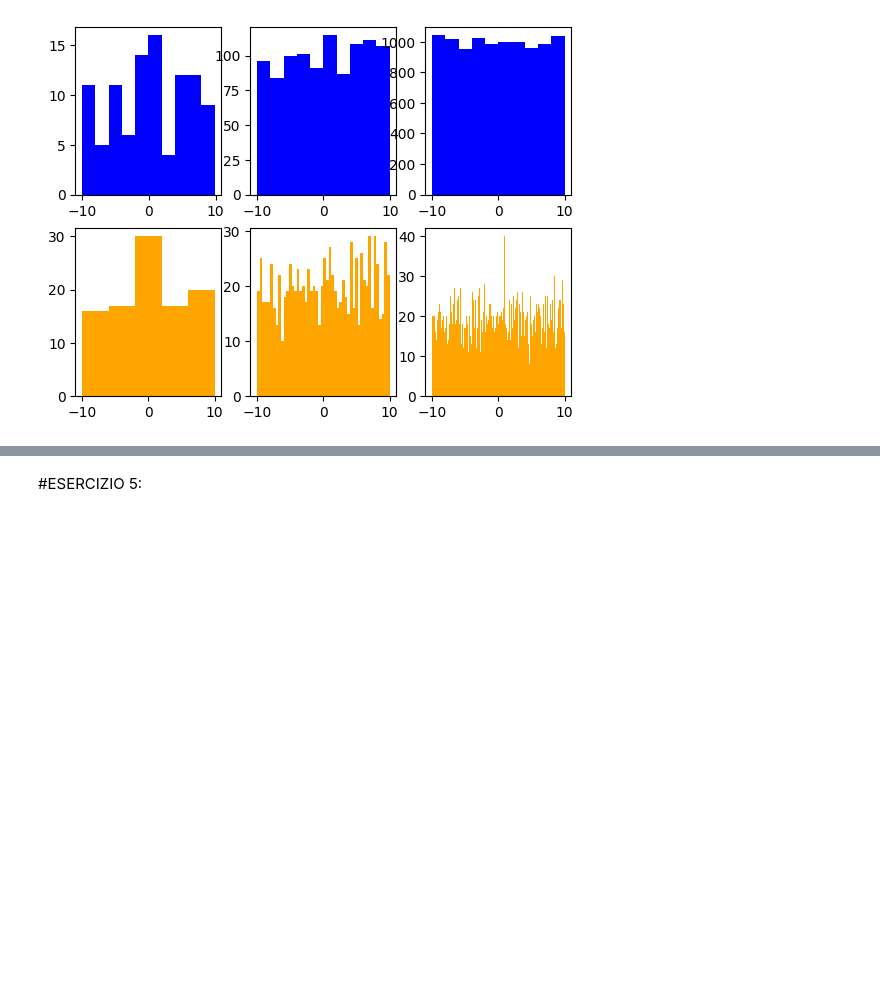
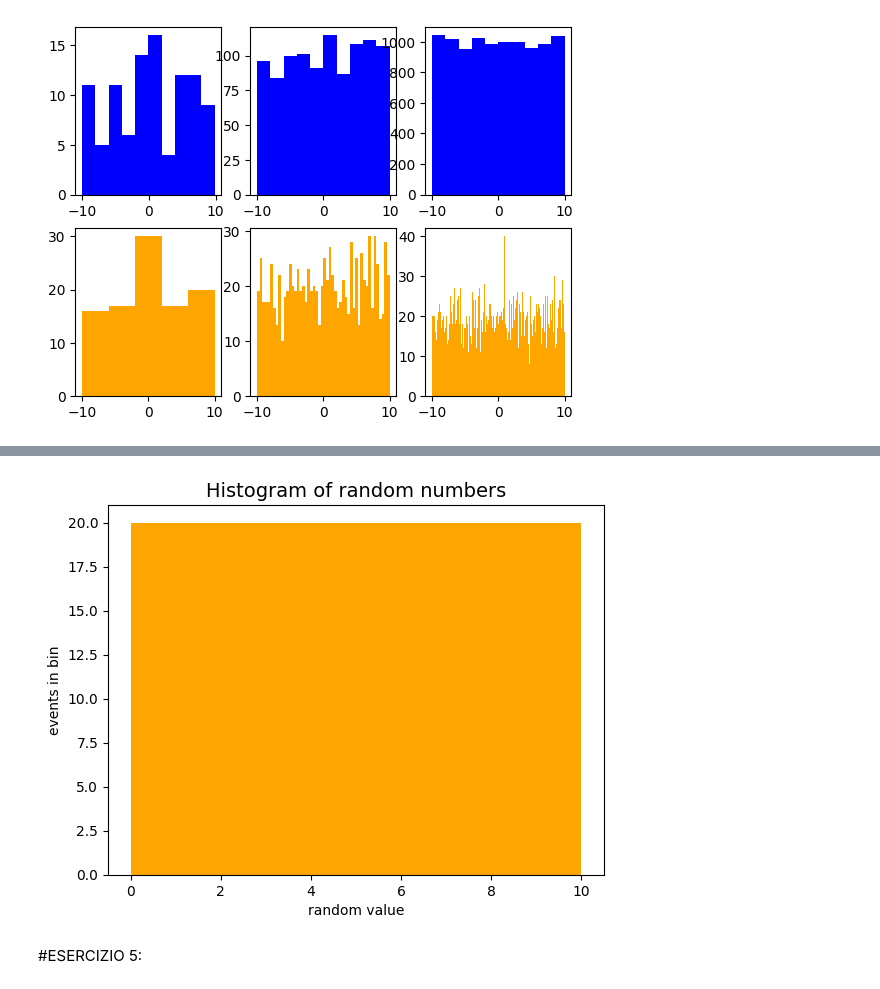
Before and after one commit to francescobellina/lezione4, a Jupyter notebook: ESERCIZI.ipynb, the cells around one changed output, grey strips where cells are left out. Cells and saved outputs as stored; diff of their text form; code cells hidden in the pictures; blank space fills up the shorter version.

```diff
--- a/ESERCIZI.ipynb
+++ b/ESERCIZI.ipynb
@@ -391,0 +451,87 @@ if __name__ == "__main__":
+# %%
+#!/usr/bin/python
+'''
+Si implementi un generatore di numeri pseudo-casuali secondo una distribuzione uniforme
+fra due estremi arbitrari.
+Si utilizzi la libreria MatPlotLib per visualizzare la distribuzione dei numeri generati.
+python3 es_4.4.py 2.2 4.3 2000 2.4
+'''
+
+import sys
+import random
+import matplotlib.pyplot as plt
+import numpy as np
+from math import floor
+#___________________________________________________________________________________
+#from myrand import generate_range:
+def rand_range (xMin, xMax) :
+    '''
+    generazione di un numero pseudo-casuale distribuito fra xMin ed xMax
+    '''
+    return xMin + random.random () * (xMax - xMin)
+
+
+# ---- ---- ---- ---- ---- ---- ---- ---- ---- ---- ---- ---- ----
+
+
+def generate_range (xMin, xMax, N, seed = 0.) :
+    '''
+    generazione di N numeri pseudo-casuali distribuiti fra xMin ed xMax
+    a partire da un determinato seed
+    '''
+    if seed != 0. : random.seed (float (seed))
+    randlist = []
+    for i in range (N):
+        # Return the next random floating point number in the range 0.0 <= X < 1.0
+        randlist.append (rand_range (xMin, xMax))
+    return randlist
+#_______________________________________________________________________________
+
+
+def main () :
+    '''
+    Funzione che implementa il programma principale
+    '''
+
+    if len(sys.argv) < 5 :
+        print ('usage: ', sys.argv[0], 'xMin xMax numero seed')
+        exit ()
+
+    xMin = float (input("inserire xMin: ")) # minimum of the histogram drawing range
+    xMax = float (input("inserire xMax: ")) # maximum of the histogram drawing range
+    seed = float (input("inserire un seed: "))
+    N    = int(input("inserire N: "))
+
+    print (' -------- ')
+    print (' minimum : ', xMin)
+    print (' maximum : ', xMax)
+    print (' seed    : ', seed)
+    print (' N       : ', N)
+    print (' -------- ')
+
+    randlist = generate_range (xMin, xMax, N, seed)
+
+    # plotting of the generated list of numbers in a histogram
+
+    nBins = floor (len (randlist) / 20.) + 1     # number of bins of the hitogram
+    bin_edges = np.linspace (xMin, xMax, nBins)  # edges o the histogram bins
+
+    # disegno della funzione
+    fig, ax = plt.subplots ()
+    ax.set_title ('Histogram of random numbers', size=14)
+    ax.set_xlabel ('random value')
+    ax.set_ylabel ('events in bin')
+    ax.hist (randlist,      # list of numbers
+             bins = bin_edges,
+             color = 'orange',
+             # normed = True,
+            )
+    plt.savefig ('es_4.4.png')
+
+
+# ---- ---- ---- ---- ---- ---- ---- ---- ---- ---- ---- ---- ----
+
+
+if __name__ == "__main__":
+    main ()
+# %% [output]
@@ -392,3 +549,4 @@ if __name__ == "__main__":
+[figure, added]
 # %% [markdown]
 #ESERCIZIO 5:
 # %%
```
Also changed, not shown: parts of 4 cells of this notebook.
